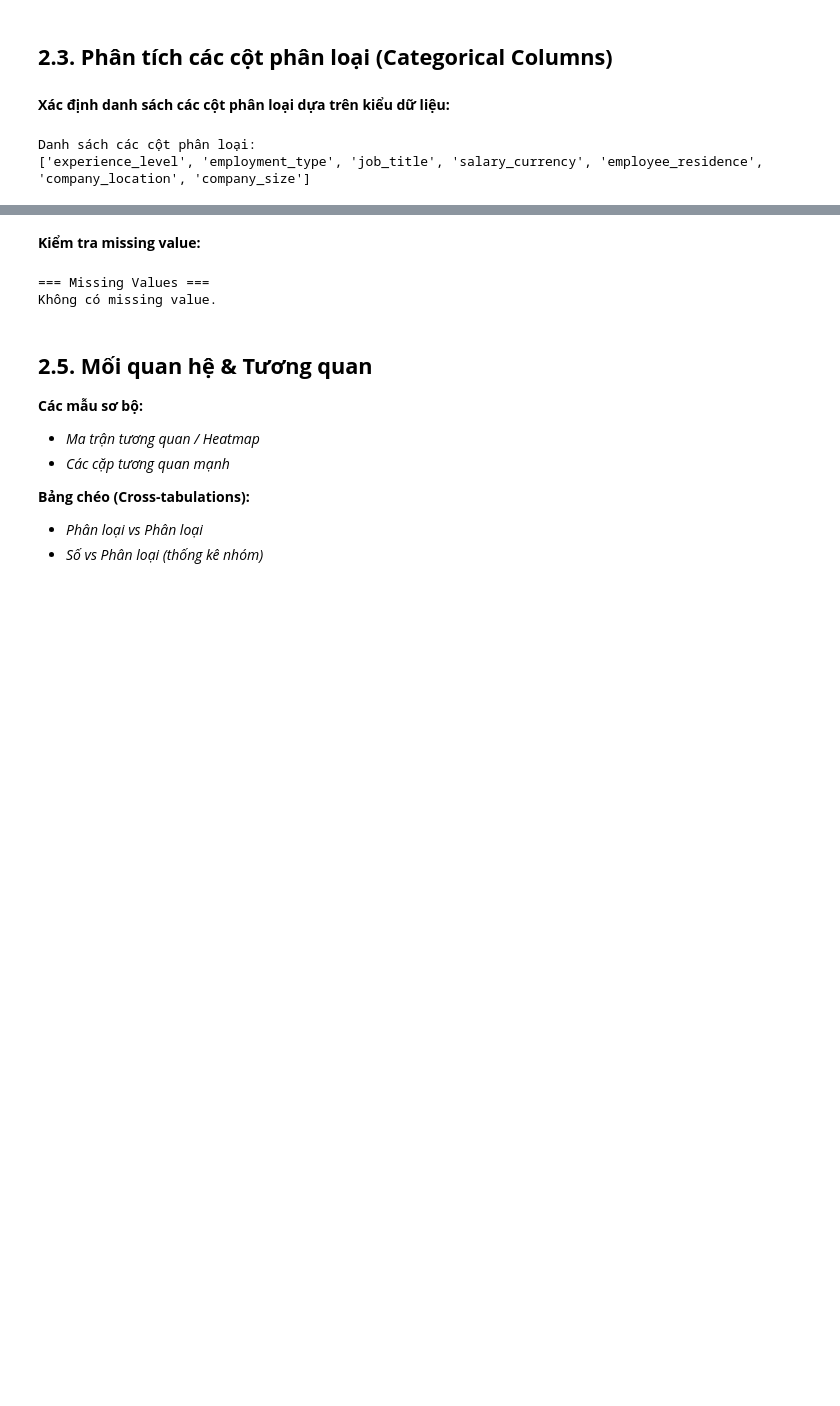
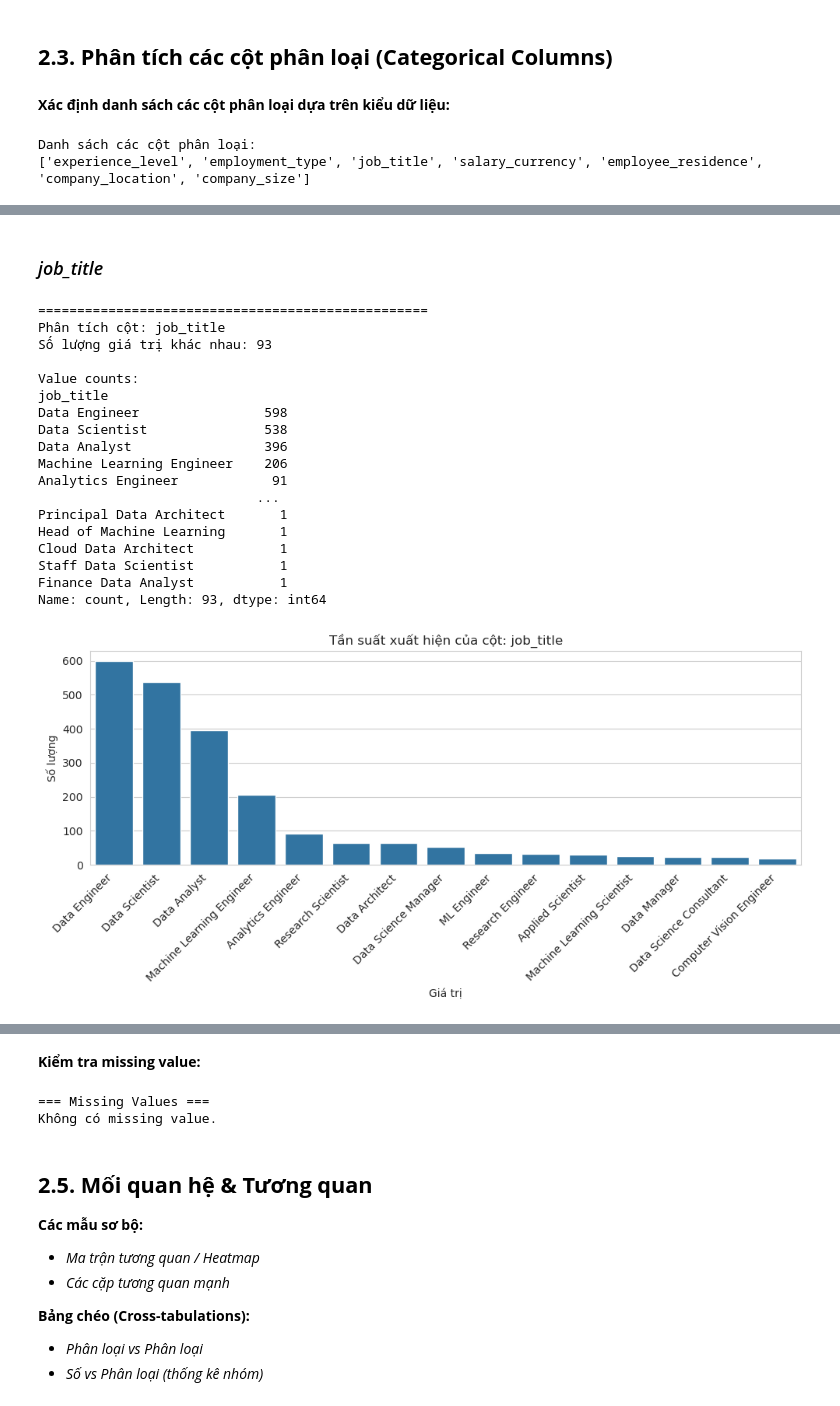
Before and after one commit to Trung0Minh/CSC17104_2025_Final_Project, a Jupyter notebook: DataScienceSalaries2023.ipynb, the cells around one changed output, grey strips where cells are left out. Drawn from its saved outputs; the diff is of its cells as text; code cells hidden in the pictures; blank space fills up the shorter version.

```diff
--- a/DataScienceSalaries2023.ipynb
+++ b/DataScienceSalaries2023.ipynb
@@ -559,0 +450,25 @@ for col in cat_cols:
+# %% [markdown]
+### *job_title*
+# %%
+dp.analyze_categorical_column(df, 'job_title')
+vis.plot_bar_count(df, 'job_title')
+# %% [output]
+==================================================
+Phân tích cột: job_title
+Số lượng giá trị khác nhau: 93
+
+Value counts:
+job_title
+Data Engineer                598
+Data Scientist               538
+Data Analyst                 396
+Machine Learning Engineer    206
+Analytics Engineer            91
+                            ...
+Principal Data Architect       1
+Head of Machine Learning       1
+Cloud Data Architect           1
+Staff Data Scientist           1
+Finance Data Analyst           1
+Name: count, Length: 93, dtype: int64
+[figure, added]
```
Also changed, not shown: parts of 32 cells of this notebook, 2 other files.
